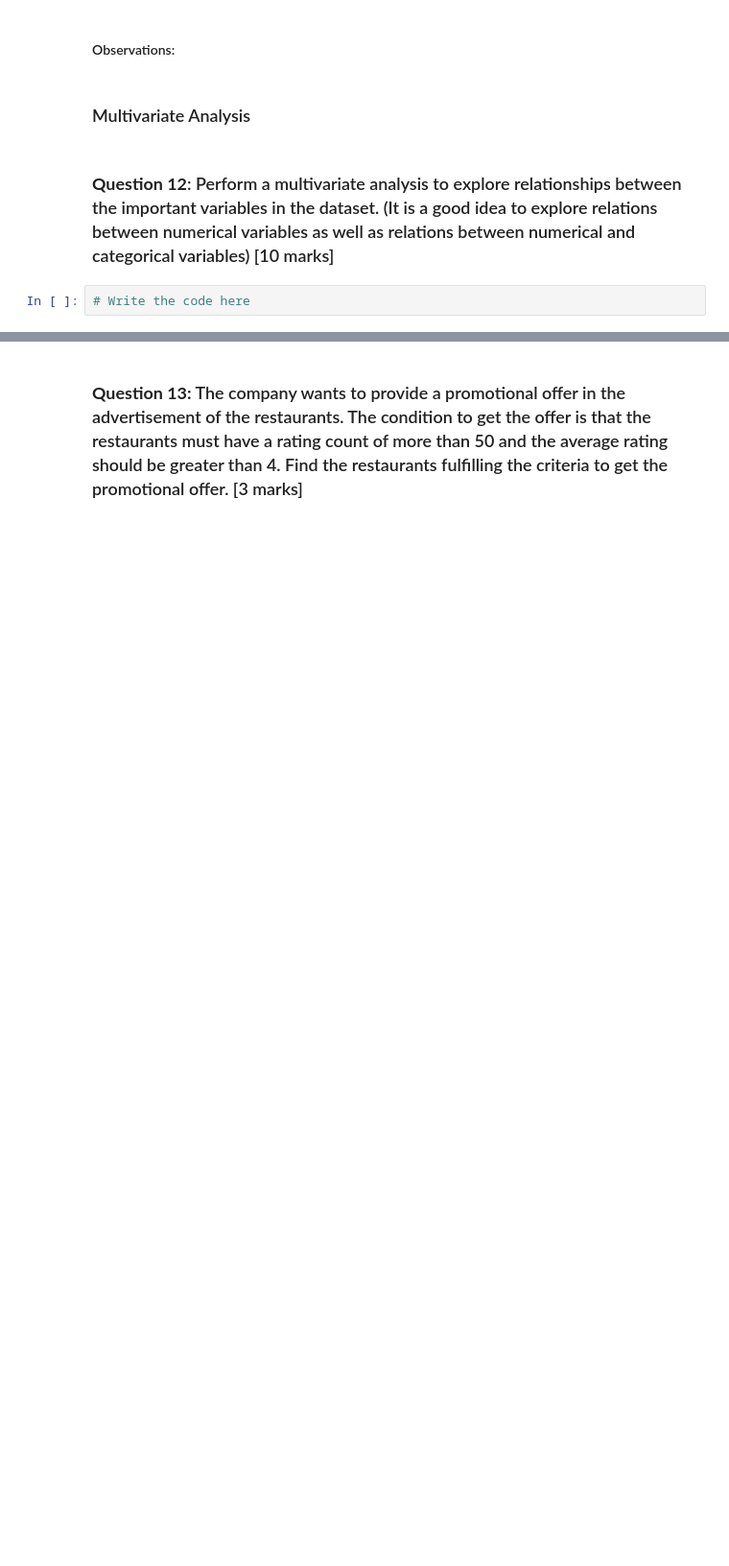
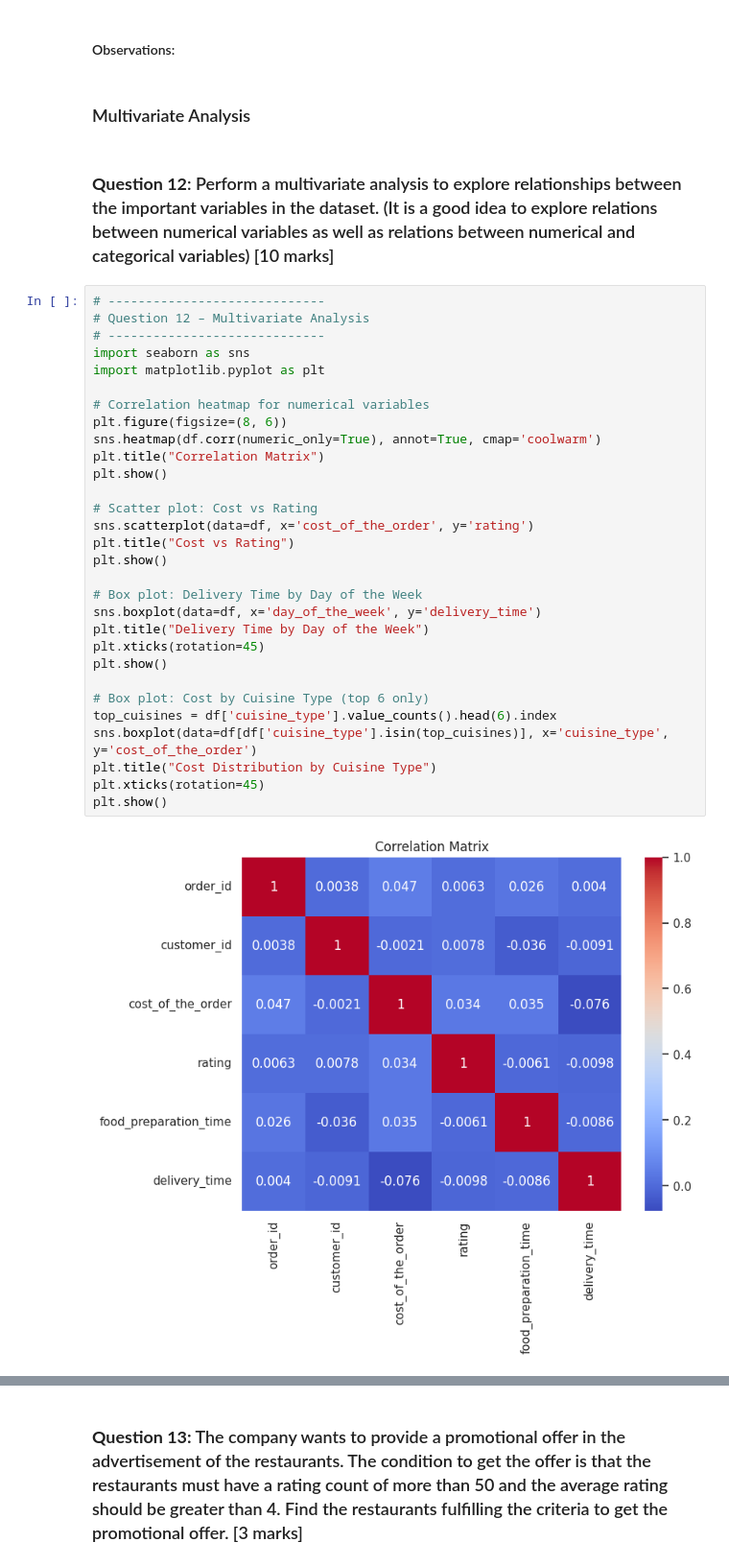
Before and after one commit to pottersfield/ModernDive_book, a Jupyter notebook: Learner_Notebook_Full_Code_(101).ipynb, the cells around one changed output, grey strips where cells are left out. Shown: that part at 96% size. Drawn from its saved outputs; the diff is of its cells as text; blank space fills up the shorter version.

```diff
--- a/Learner_Notebook_Full_Code_(101).ipynb
+++ b/Learner_Notebook_Full_Code_(101).ipynb
@@ -140,5 +394,35 @@ import seaborn as sns
 ### Multivariate Analysis
 # %% [markdown]
 ### **Question 12**: Perform a multivariate analysis to explore relationships between the important variables in the dataset. (It is a good idea to explore relations between numerical variables as well as relations between numerical and categorical variables) [10 marks]
-# %%
-# Write the code here
+# %%
+# -----------------------------
+# Question 12 – Multivariate Analysis
+# -----------------------------
+import seaborn as sns
+import matplotlib.pyplot as plt
+
+# Correlation heatmap for numerical variables
+plt.figure(figsize=(8, 6))
+sns.heatmap(df.corr(numeric_only=True), annot=True, cmap='coolwarm')
+plt.title("Correlation Matrix")
+plt.show()
+
+# Scatter plot: Cost vs Rating
+sns.scatterplot(data=df, x='cost_of_the_order', y='rating')
+plt.title("Cost vs Rating")
+plt.show()
+
+# Box plot: Delivery Time by Day of the Week
+sns.boxplot(data=df, x='day_of_the_week', y='delivery_time')
+plt.title("Delivery Time by Day of the Week")
+plt.xticks(rotation=45)
+plt.show()
+
+# Box plot: Cost by Cuisine Type (top 6 only)
+top_cuisines = df['cuisine_type'].value_counts().head(6).index
+sns.boxplot(data=df[df['cuisine_type'].isin(top_cuisines)], x='cuisine_type', y='cost_of_the_order')
+plt.title("Cost Distribution by Cuisine Type")
+plt.xticks(rotation=45)
+plt.show()
+# %% [output]
+[figure, added]
```
Also changed, not shown: parts of 46 cells of this notebook.
